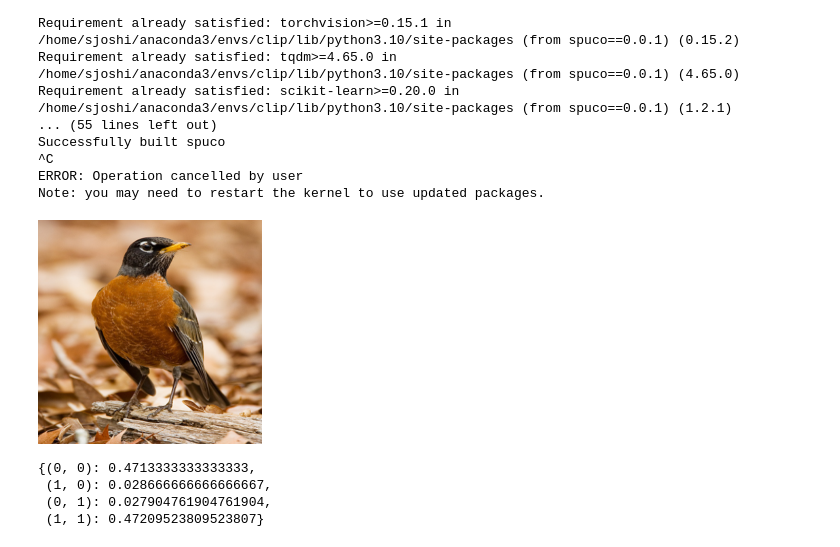
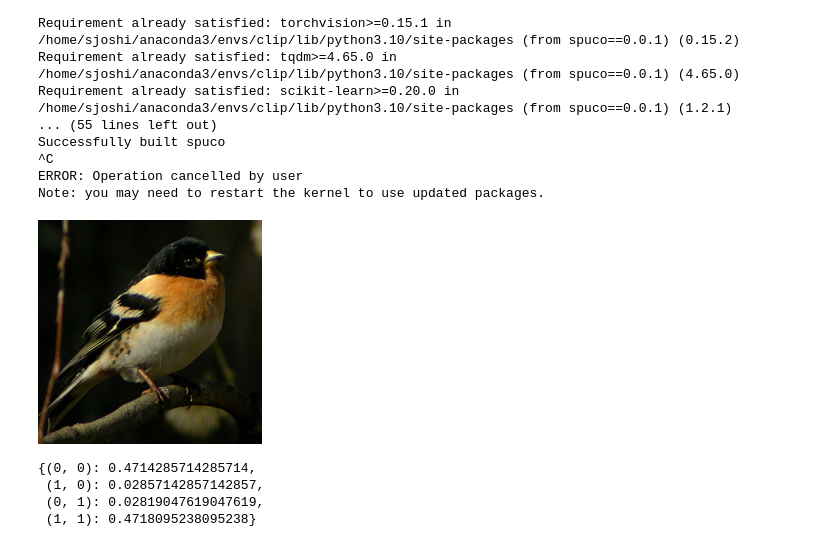
Before and after one commit to BigML-CS-UCLA/SpuCo, a Jupyter notebook: quickstart/explore_data.ipynb, the cells around one changed output. Drawn from its saved outputs; the diff is of its cells as text; code cells hidden in the pictures.

Commit message:
SpuCoBirds and SpuCoDogs added

```diff
--- a/quickstart/explore_data.ipynb
+++ b/quickstart/explore_data.ipynb
@@ -158,23 +158,23 @@ from spuco.datasets import SourceData
 
 sd = SourceData(dset)
 # %%
-from spuco.datasets import SpuCoWaterbirds
+from spuco.datasets import SpuCoBirds, SpuCoDogs
 import torchvision.transforms as T
 
-dataset = SpuCoWaterbirds(
+dataset = SpuCoDogs(
     root="/data",
     label_noise=0.01,
     transform=T.ToPILImage()
 )
 dataset.initialize()
 # %%
-display(dataset[0][0])
+display(dataset[1][0])
 # %% [output]
-[figure, old version]
+[figure, new version]
 # %%
 dataset.group_weights
 # %% [output]
-{(0, 0): 0.4713333333333333,
- (1, 0): 0.028666666666666667,
- (0, 1): 0.027904761904761904,
- (1, 1): 0.47209523809523807}
+{(0, 0): 0.4714285714285714,
+ (1, 0): 0.02857142857142857,
+ (0, 1): 0.02819047619047619,
+ (1, 1): 0.4718095238095238}
```
Also changed, not shown: 3 other files.
